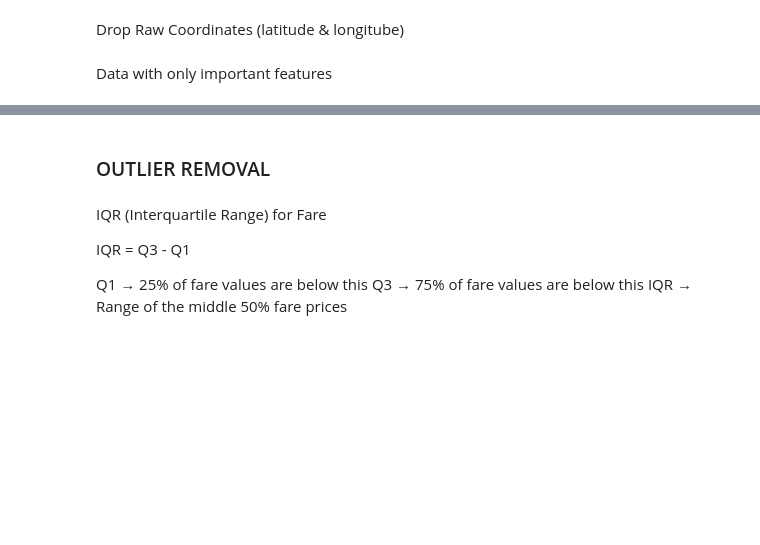
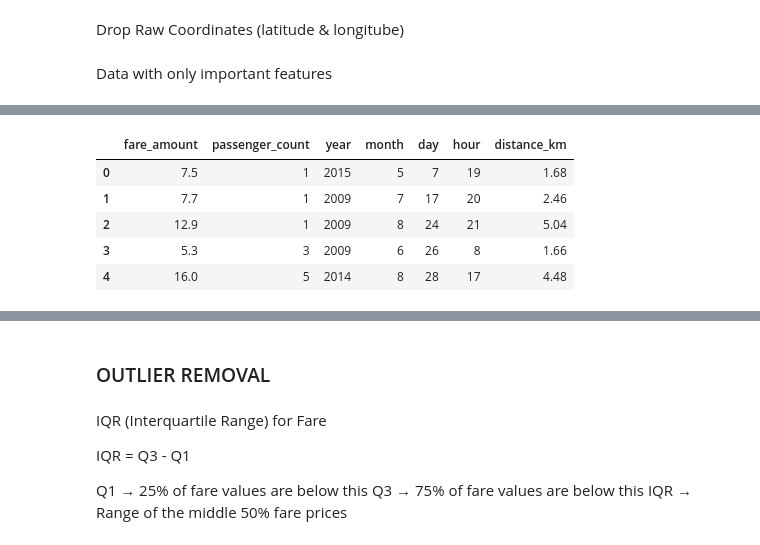
Before and after one commit to Hunter926261/Uber-Fare-Prediction, a Jupyter notebook: notebooks/uber_fare_prediction.ipynb, the cells around one changed output, grey strips where cells are left out. Cells and saved outputs as stored; diff of their text form; code cells hidden in the pictures; blank space fills up the shorter version.

```diff
--- a/notebooks/uber_fare_prediction.ipynb
+++ b/notebooks/uber_fare_prediction.ipynb
@@ -162,0 +158,18 @@ df['distance_km'] = haversine(
+# %%
+def haversine_vectorized(lat1, lon1, lat2, lon2):
+    R = 6371  # Earth radius in KM
+
+    lat1 = np.radians(lat1)
+    lon1 = np.radians(lon1)
+    lat2 = np.radians(lat2)
+    lon2 = np.radians(lon2)
+
+    dlat = lat2 - lat1
+    dlon = lon2 - lon1
+
+    a = np.sin(dlat/2.0)**2 + \
+        np.cos(lat1) * np.cos(lat2) * np.sin(dlon/2.0)**2
+
+    c = 2 * np.arcsin(np.sqrt(a))
+
+    return R * c
@@ -193,0 +216,9 @@ df.head()
+# %%
+df.head()
+# %% [output]
+|  | fare_amount | passenger_count | year | month | day | hour | distance_km |
+| 0 | 7.5 | 1 | 2015 | 5 | 7 | 19 | 1.68 |
+| 1 | 7.7 | 1 | 2009 | 7 | 17 | 20 | 2.46 |
+| 2 | 12.9 | 1 | 2009 | 8 | 24 | 21 | 5.04 |
+| 3 | 5.3 | 3 | 2009 | 6 | 26 | 8 | 1.66 |
+| 4 | 16.0 | 5 | 2014 | 8 | 28 | 17 | 4.48 |
```
Also changed, not shown: parts of 15 cells of this notebook.
